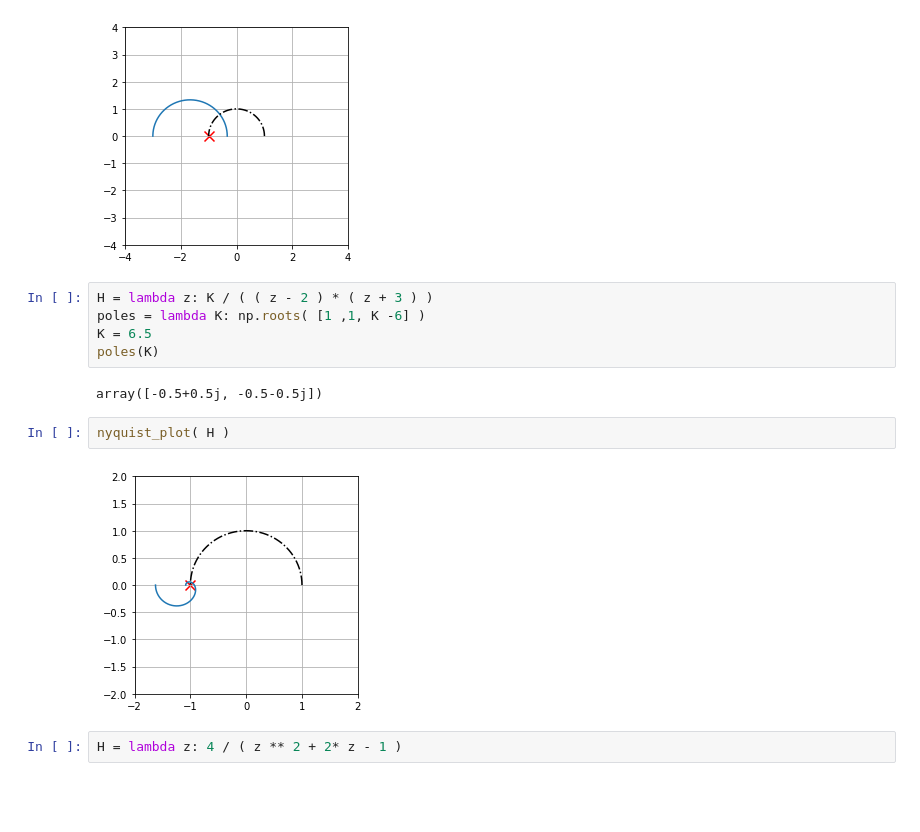
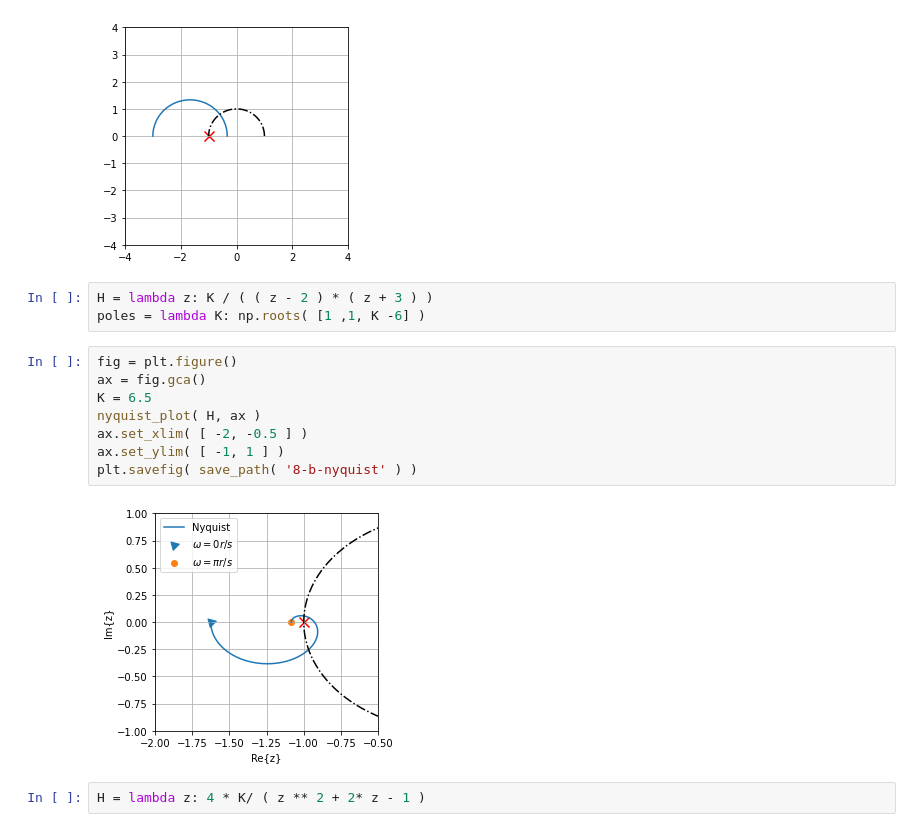
Before and after one commit to LautaroAndresSaez/Trabajos-practicos-controlados, a Jupyter notebook: TP-2/Simulaciones/Untitled1.ipynb, the cells around one changed output. Saved outputs shown, nothing was run; the diff lists cells and outputs as text; blank space fills up the shorter version.

```diff
--- a/TP-2/Simulaciones/Untitled1.ipynb
+++ b/TP-2/Simulaciones/Untitled1.ipynb
@@ -49,13 +79,15 @@ nyquist_plot( H, np.pi )
 # %%
 H = lambda z: K / ( ( z - 2 ) * ( z + 3 ) )
 poles = lambda K: np.roots( [1 ,1, K -6] )
-K = 6.5
-poles(K)
-# %% [output]
-array([-0.5+0.5j, -0.5-0.5j])
-# %%
-nyquist_plot( H )
-# %% [output]
-[figure, removed]
+# %%
+fig = plt.figure()
+ax = fig.gca()
+K = 6.5
+nyquist_plot( H, ax )
+ax.set_xlim( [ -2, -0.5 ] )
+ax.set_ylim( [ -1, 1 ] )
+plt.savefig( save_path( '8-b-nyquist' ) )
+# %% [output]
+[figure, added]
 # %%
-H = lambda z: 4 / ( z ** 2 + 2* z - 1 )
+H = lambda z: 4 * K/ ( z ** 2 + 2* z - 1 )
```
Also changed, not shown: parts of 26 cells of this notebook, 21 other files.
